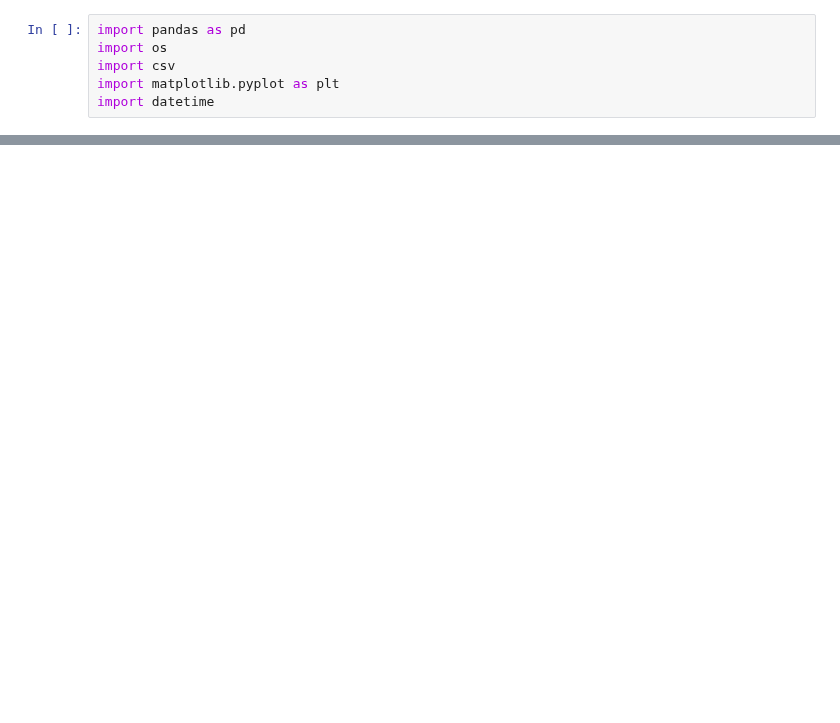
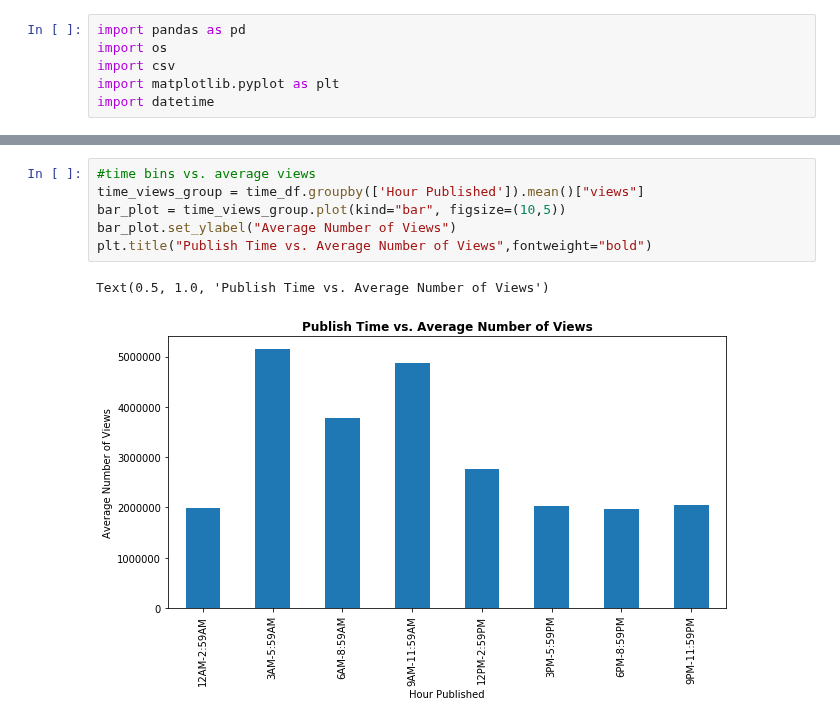
Before and after one commit to hannah8075/youtube-analysis, a Jupyter notebook: time_vs_views.ipynb, the cells around one changed output, grey strips where cells are left out. Cells and saved outputs as stored; diff of their text form; blank space fills up the shorter version.

```diff
--- a/time_vs_views.ipynb
+++ b/time_vs_views.ipynb
@@ -84,0 +110,9 @@ time_bins_group.describe()
+# %%
+#time bins vs. average views
+time_views_group = time_df.groupby(['Hour Published']).mean()["views"]
+bar_plot = time_views_group.plot(kind="bar", figsize=(10,5))
+bar_plot.set_ylabel("Average Number of Views")
+plt.title("Publish Time vs. Average Number of Views",fontweight="bold")
+# %% [output]
+Text(0.5, 1.0, 'Publish Time vs. Average Number of Views')
+[figure, added]
```
Also changed, not shown: parts of 13 cells of this notebook, 1 other file.
